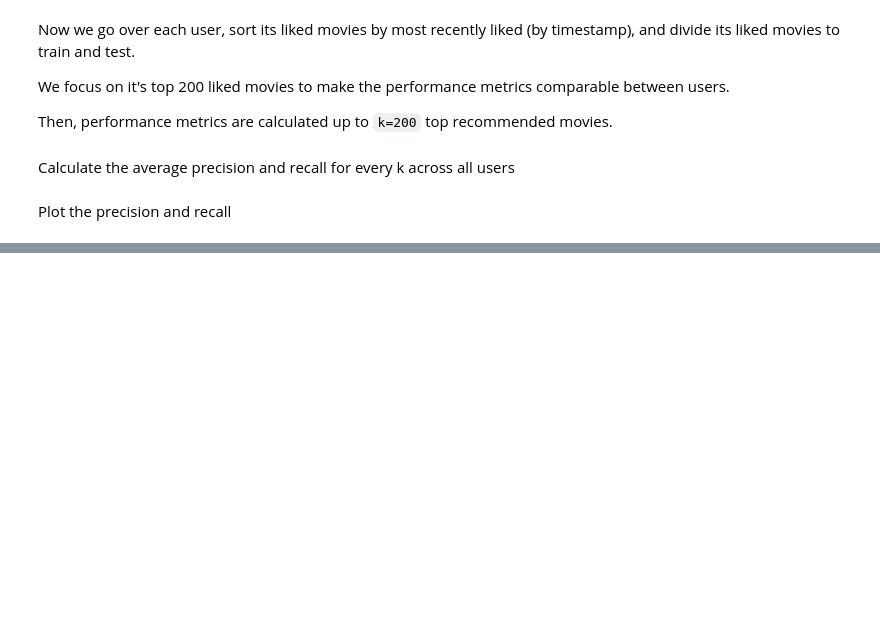
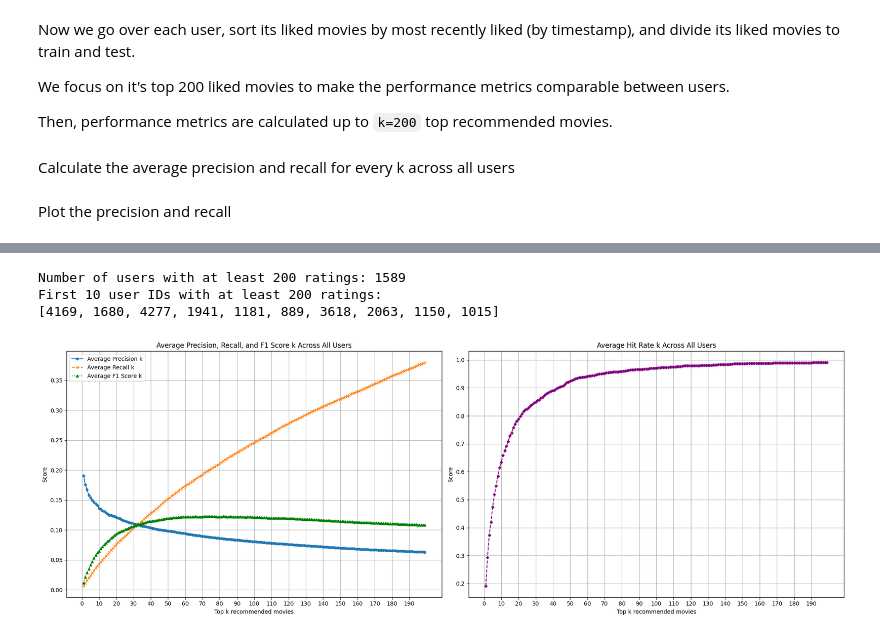
Before and after one commit to tomhait/infinitylabs, a Jupyter notebook: python/Recommender_0/part_0.ipynb, the cells around one changed output, grey strips where cells are left out. Drawn from its saved outputs; the diff is of its cells as text; code cells hidden in the pictures; blank space fills up the shorter version.

```diff
--- a/python/Recommender_0/part_0.ipynb
+++ b/python/Recommender_0/part_0.ipynb
@@ -429,0 +524,12 @@ Providing a larger dataset with more users can improve the recommendation system
+# %%
+n = 200
+users_with_at_least_n_ratings = rating['userId'].value_counts()
+users_with_at_least_n_ratings = users_with_at_least_n_ratings[users_with_at_least_n_ratings >= n].index.tolist()
+
+print(f"Number of users with at least {n} ratings: {len(users_with_at_least_n_ratings)}")
+print(f"First 10 user IDs with at least {n} ratings:")
+print(users_with_at_least_n_ratings[:10])
+# %% [output]
+Number of users with at least 200 ratings: 1589
+First 10 user IDs with at least 200 ratings:
+[4169, 1680, 4277, 1941, 1181, 889, 3618, 2063, 1150, 1015]
@@ -429,0 +565,36 @@ Providing a larger dataset with more users can improve the recommendation system
+# %%
+precisions_array = np.array(all_prec)
+recalls_array = np.array(all_rec)
+hit_rates_array = np.array(all_hit_rates)
+average_prec_per_k = np.mean(precisions_array, axis=0)
+average_rec_per_k = np.mean(recalls_array, axis=0)
+average_hit_rates_per_k = np.mean(hit_rates_array, axis=0)
+
+denominator = average_prec_per_k + average_rec_per_k
+average_f1_per_k = np.divide(2 * average_prec_per_k * average_rec_per_k, denominator, out=np.zeros_like(denominator), where=denominator!=0)
+# %%
+k_values = range(1, len(average_prec_per_k) + 1)
+
+fig, axes = plt.subplots(1, 2, figsize=(20, 7))
+
+axes[0].plot(k_values, average_prec_per_k, label='Average Precision k', marker='o', linestyle='-', markersize=4)
+axes[0].plot(k_values, average_rec_per_k, label='Average Recall k', marker='x', linestyle='--', markersize=4)
+axes[0].plot(k_values, average_f1_per_k, label='Average F1 Score k', marker='^', linestyle=':', markersize=4, color='green')
+axes[0].set_title('Average Precision, Recall, and F1 Score k Across All Users')
+axes[0].set_xlabel('Top k recommended movies')
+axes[0].set_ylabel('Score')
+axes[0].grid(True)
+axes[0].set_xticks(np.arange(0, len(average_prec_per_k) + 1, 10))
+axes[0].legend()
+
+axes[1].plot(k_values, average_hit_rates_per_k, label='Average Hit Rate k', marker='P', linestyle='--', markersize=4, color='purple')
+axes[1].set_title('Average Hit Rate k Across All Users')
+axes[1].set_xlabel('Top k recommended movies')
+axes[1].set_ylabel('Score')
+axes[1].grid(True)
+axes[1].set_xticks(np.arange(0, len(average_prec_per_k) + 1, 10))
+
+plt.tight_layout()
+plt.show()
+# %% [output]
+[figure, added]
```
Also changed, not shown: parts of 15 cells of this notebook.
